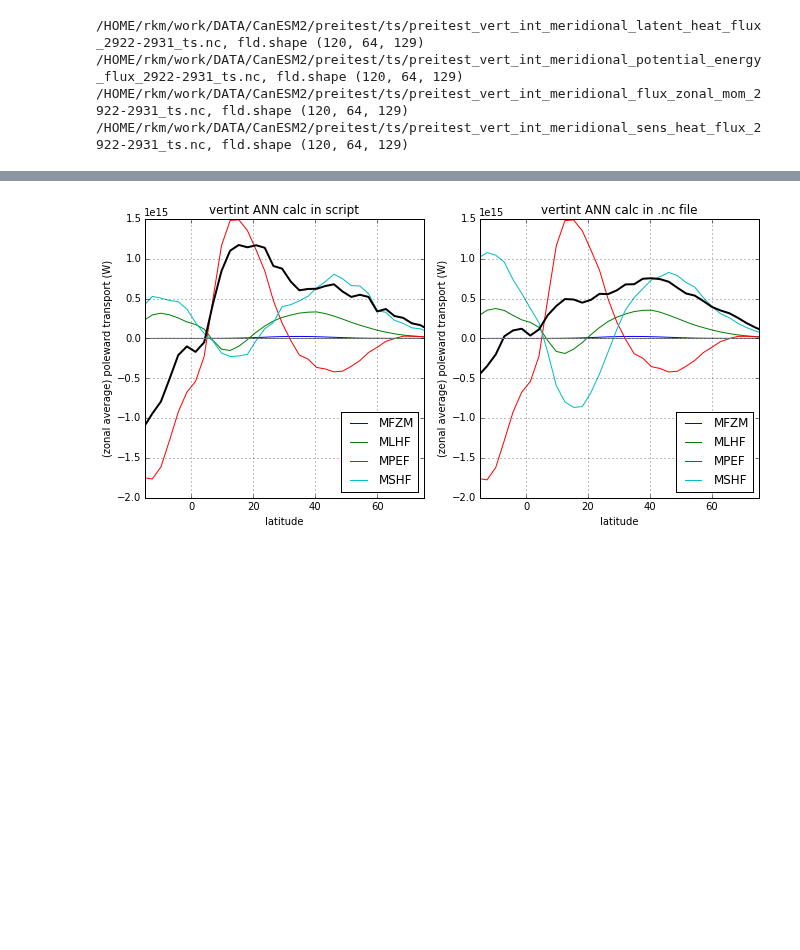
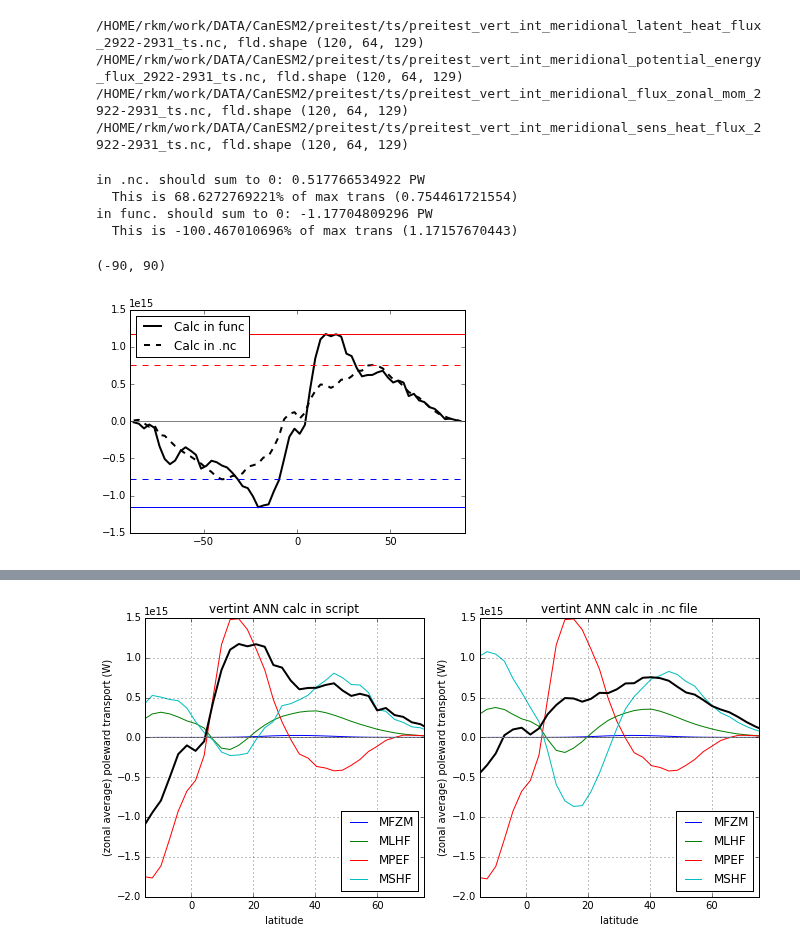
Before and after one commit to kemccusker/pyscripts, a Jupyter notebook: notebooks/poleward_heat_transport.ipynb, the cells around one changed output, grey strips where cells are left out. Cells and saved outputs as stored; diff of their text form; code cells hidden in the pictures; blank space fills up the shorter version.

Commit message:
Add figures from some refs for comparison. Add checks for total E trans=0

```diff
--- a/notebooks/poleward_heat_transport.ipynb
+++ b/notebooks/poleward_heat_transport.ipynb
@@ -135,7 +135,7 @@ def clear_belowsfc(fld, sfcp, lev):
 
     return fld
 
-def calc_PHT3(fld, onelat, dp=None, vcalc='vertint',zcalc='zonavg'):
+def calc_PHT(fld, onelat, dp=None, vcalc='vertint',zcalc='zonavg'):
     """
          calculates zonal AVERAGE/or zonal INTEGRAL of
          vertical INTEGRAL or vertical AVERAGE.
@@ -261,9 +261,9 @@ for fkey in fdict.keys():
         fldtm = np.mean(cutl.seasonalize_monthlyts(fldsub,**seasonalizedt),axis=0)
 
         # zonal integration
-        fldint[latidx] = calc_PHT3(fldtm, ll, dp=dp, vcalc=calctype, zcalc='zonint')
+        fldint[latidx] = calc_PHT(fldtm, ll, dp=dp, vcalc=calctype, zcalc='zonint')
         # zonal average
-        fldintza[latidx] = calc_PHT3(fldtm, ll, dp=dp, vcalc=calctype, zcalc='zonavg')
+        fldintza[latidx] = calc_PHT(fldtm, ll, dp=dp, vcalc=calctype, zcalc='zonavg')
 
     fldintdt[fkey] = fldint
     fldintzadt[fkey] = fldintza
@@ -321,9 +321,9 @@ for fkey in fdict2:
         fldtm = np.mean(cutl.seasonalize_monthlyts(fldsub,**seasonalizedt),axis=0)
 
         # zonal integration
-        fldint[latidx] = calc_PHT3(fldtm, ll, vcalc='none', zcalc='zonint')
+        fldint[latidx] = calc_PHT(fldtm, ll, vcalc='none', zcalc='zonint')
         # zonal average
-        fldintza[latidx] = calc_PHT3(fldtm, ll, vcalc='none',zcalc='zonavg')
+        fldintza[latidx] = calc_PHT(fldtm, ll, vcalc='none',zcalc='zonavg')
 
     fldintdt2[fkey] = fldint
     fldintzadt2[fkey] = fldintza
@@ -342,3 +342,30 @@ fldzatot2 = fldzadf2.sum(axis=1)
 /HOME/rkm/work/DATA/CanESM2/preitest/ts/preitest_vert_int_meridional_potential_energy_flux_2922-2931_ts.nc, fld.shape (120, 64, 129)
 /HOME/rkm/work/DATA/CanESM2/preitest/ts/preitest_vert_int_meridional_flux_zonal_mom_2922-2931_ts.nc, fld.shape (120, 64, 129)
 /HOME/rkm/work/DATA/CanESM2/preitest/ts/preitest_vert_int_meridional_sens_heat_flux_2922-2931_ts.nc, fld.shape (120, 64, 129)
+# %%
+# Test if PHT sums to zero: zonal average
+fldzatot2.shape
+print 'in .nc. should sum to 0: ' + str(fldzatot2.sum()/1e15) + ' PW'
+print '  This is ' + str(fldzatot2.sum()/fldzatot2.max()*100) +'% of max trans (' + str(fldzatot2.max()/1e15) + ')'
+print 'in func. should sum to 0: ' + str(fldzatot.sum()/1e15) + ' PW'
+print '  This is ' + str(fldzatot.sum()/fldzatot.max()*100) +'% of max trans (' + str(fldzatot.max()/1e15) + ')'
+
+
+fig,ax=plt.subplots(1,1)
+ax.plot(lat,fldzatot,color='k',linewidth=2)
+ax.plot(lat,fldzatot2,color='k',linewidth=2,linestyle='--')
+ax.legend(('Calc in func','Calc in .nc'),loc='best')
+ax.axhline(y=0,color='0.5')
+ax.axhline(y=fldzatot.max(),color='r')
+ax.axhline(y=fldzatot2.max(),color='r',linestyle='--')
+ax.axhline(y=fldzatot.min(),color='b')
+ax.axhline(y=fldzatot2.min(),color='b',linestyle='--')
+
+ax.set_xlim((-90,90))
+# %% [output]
+in .nc. should sum to 0: 0.517766534922 PW
+  This is 68.6272769221% of max trans (0.754461721554)
+in func. should sum to 0: -1.17704809296 PW
+  This is -100.467010696% of max trans (1.17157670443)
+(-90, 90)
+[figure, added]
```
Also changed, not shown: parts of 5 cells of this notebook.
